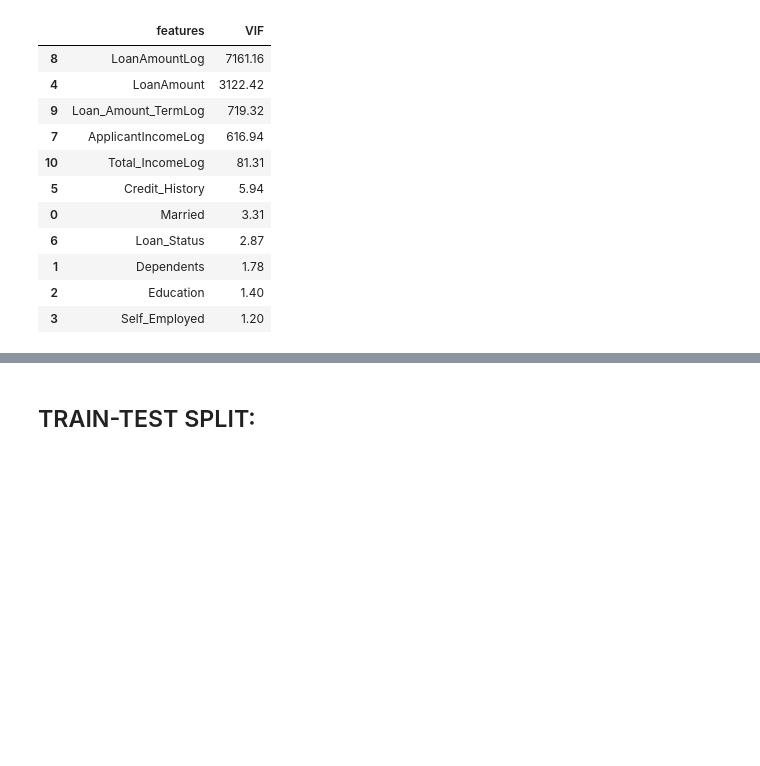
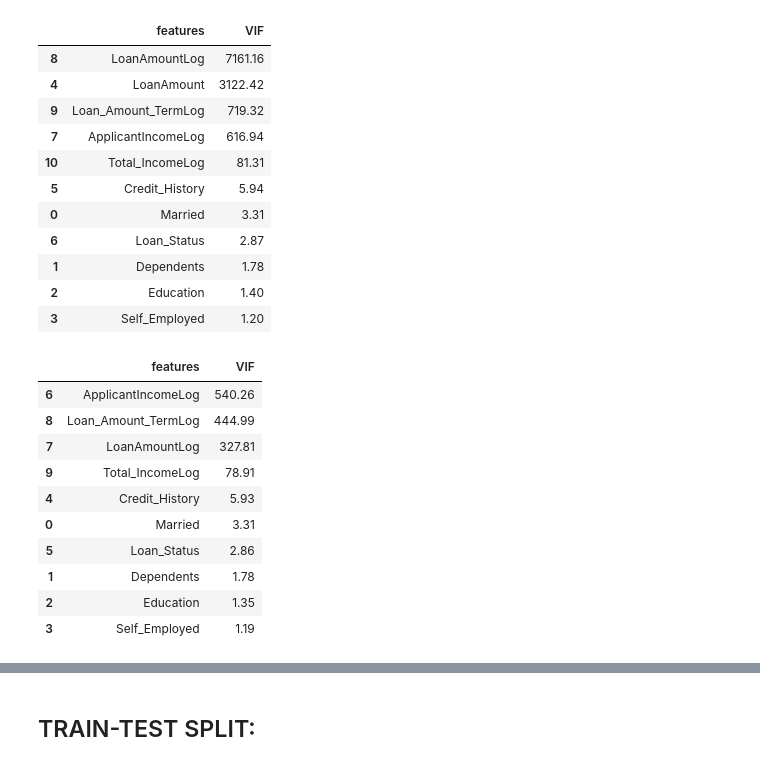
Before and after one commit to omkalivenkat/Loan-Predication, a Jupyter notebook: Loan Predication Python Code.ipynb, the cells around one changed output, grey strips where cells are left out. Saved outputs shown, nothing was run; the diff lists cells and outputs as text; code cells hidden in the pictures; blank space fills up the shorter version.

```diff
--- a/Loan Predication Python Code.ipynb
+++ b/Loan Predication Python Code.ipynb
@@ -569,0 +578,14 @@ vif(df)
+# %%
+vif(df)
+# %% [output]
+|  | features | VIF |
+| 6 | ApplicantIncomeLog | 540.26 |
+| 8 | Loan_Amount_TermLog | 444.99 |
+| 7 | LoanAmountLog | 327.81 |
+| 9 | Total_IncomeLog | 78.91 |
+| 4 | Credit_History | 5.93 |
+| 0 | Married | 3.31 |
+| 5 | Loan_Status | 2.86 |
+| 1 | Dependents | 1.78 |
+| 2 | Education | 1.35 |
+| 3 | Self_Employed | 1.19 |
```
Also changed, not shown: parts of 10 cells of this notebook.
